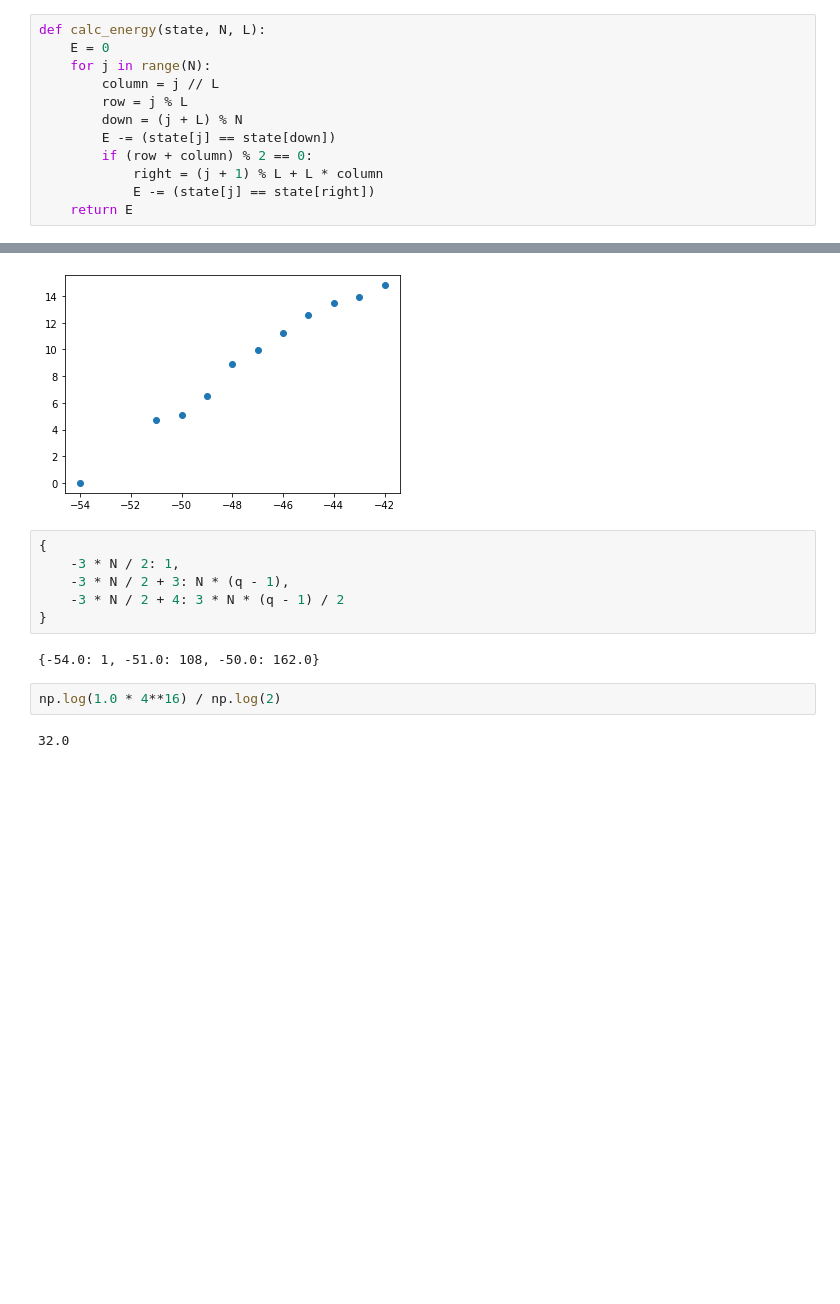
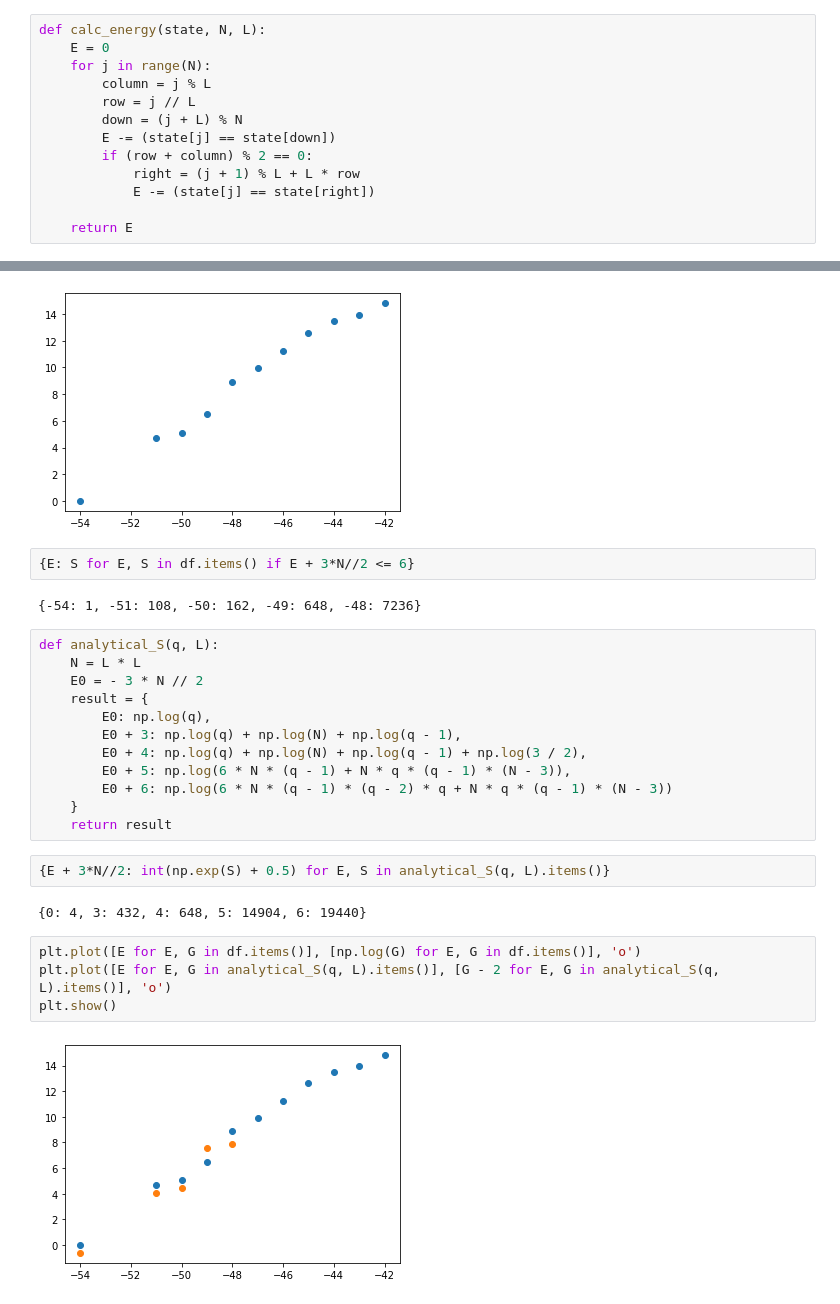
Before and after one commit to MarvelousLim/Potts20Simulation, a Jupyter notebook: Potts20Simulation/2DWanderingSolution.ipynb, the cells around one changed output, grey strips where cells are left out. Cells and saved outputs as stored; diff of their text form; blank space fills up the shorter version.

```diff
--- a/Potts20Simulation/2DWanderingSolution.ipynb
+++ b/Potts20Simulation/2DWanderingSolution.ipynb
@@ -13,13 +13,14 @@ q ** N
 def calc_energy(state, N, L):
     E = 0
     for j in range(N):
-        column = j // L
-        row = j % L
+        column = j % L
+        row = j // L
         down = (j + L) % N
         E -= (state[j] == state[down])
         if (row + column) % 2 == 0:
-            right = (j + 1) % L + L * column
+            right = (j + 1) % L + L * row
             E -= (state[j] == state[right])
+
     return E
 # %%
 d = {}
@@ -150,15 +138,29 @@ plt.plot([E for E, G in df.items()], [np.log(G) for E, G in df.items()], 'o')
 plt.show()
 # %% [output]
 [figure]
-# %%
-{
-    -3 * N / 2: 1,
-    -3 * N / 2 + 3: N * (q - 1),
-    -3 * N / 2 + 4: 3 * N * (q - 1) / 2
-}
-# %% [output]
-{-54.0: 1, -51.0: 108, -50.0: 162.0}
-# %%
-np.log(1.0 * 4**16) / np.log(2)
-# %% [output]
-32.0
+# %%
+{E: S for E, S in df.items() if E + 3*N//2 <= 6}
+# %% [output]
+{-54: 1, -51: 108, -50: 162, -49: 648, -48: 7236}
+# %%
+def analytical_S(q, L):
+    N = L * L
+    E0 = - 3 * N // 2
+    result = {
+        E0: np.log(q),
+        E0 + 3: np.log(q) + np.log(N) + np.log(q - 1),
+        E0 + 4: np.log(q) + np.log(N) + np.log(q - 1) + np.log(3 / 2),
+        E0 + 5: np.log(6 * N * (q - 1) + N * q * (q - 1) * (N - 3)),
+        E0 + 6: np.log(6 * N * (q - 1) * (q - 2) * q + N * q * (q - 1) * (N - 3))
+    }
+    return result
+# %%
+{E + 3*N//2: int(np.exp(S) + 0.5) for E, S in analytical_S(q, L).items()}
+# %% [output]
+{0: 4, 3: 432, 4: 648, 5: 14904, 6: 19440}
+# %%
+plt.plot([E for E, G in df.items()], [np.log(G) for E, G in df.items()], 'o')
+plt.plot([E for E, G in analytical_S(q, L).items()], [G - 2 for E, G in analytical_S(q, L).items()], 'o')
+plt.show()
+# %% [output]
+[figure, added]
```
Also changed, not shown: parts of 4 cells of this notebook, 7 other files.
